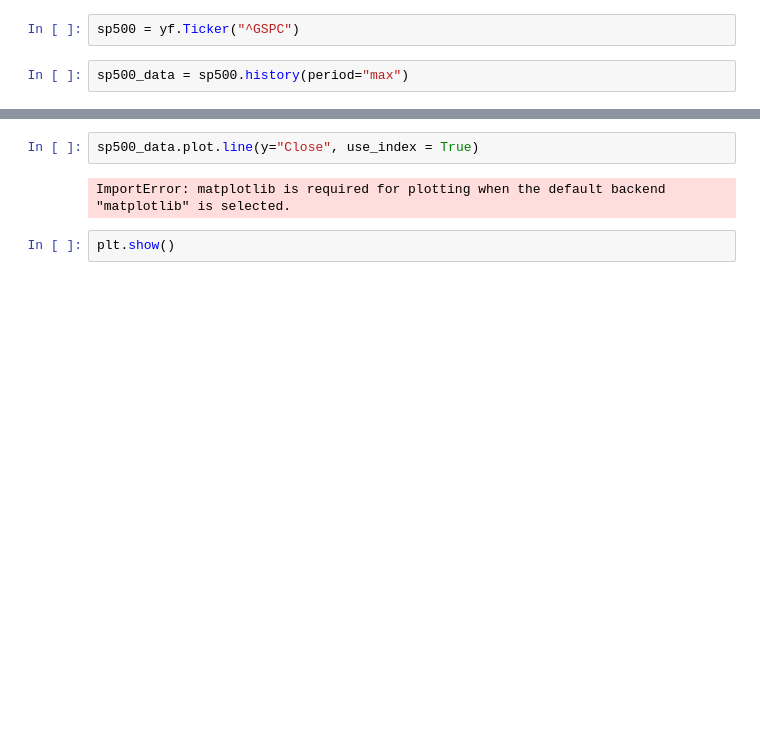
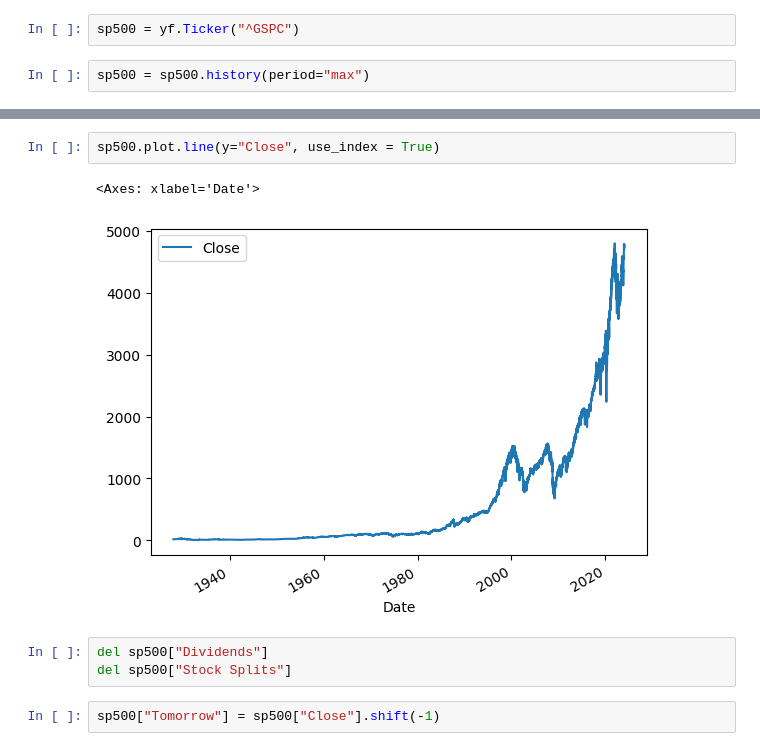
Before and after one commit to DewanggaDew/stock-market-prediction, a Jupyter notebook: stock-market-model.ipynb, the cells around one changed output, grey strips where cells are left out. Saved outputs shown, nothing was run; the diff lists cells and outputs as text; blank space fills up the shorter version.

```diff
--- a/stock-market-model.ipynb
+++ b/stock-market-model.ipynb
@@ -5,4 +6,4 @@ import matplotlib.pyplot as plt
 # %%
 sp500 = yf.Ticker("^GSPC")
 # %%
-sp500_data = sp500.history(period="max")
+sp500 = sp500.history(period="max")
@@ -11,6 +42,10 @@ print(sp500_data.head())
 # %%
-sp500_data.plot.line(y="Close", use_index = True)
+sp500.plot.line(y="Close", use_index = True)
 # %% [output]
-ImportError: matplotlib is required for plotting when the default backend "matplotlib" is selected.
+<Axes: xlabel='Date'>
+[figure, added]
-# %%
-plt.show()
+# %%
+del sp500["Dividends"]
+del sp500["Stock Splits"]
+# %%
+sp500["Tomorrow"] = sp500["Close"].shift(-1)
```
Also changed, not shown: parts of 29 cells of this notebook.
